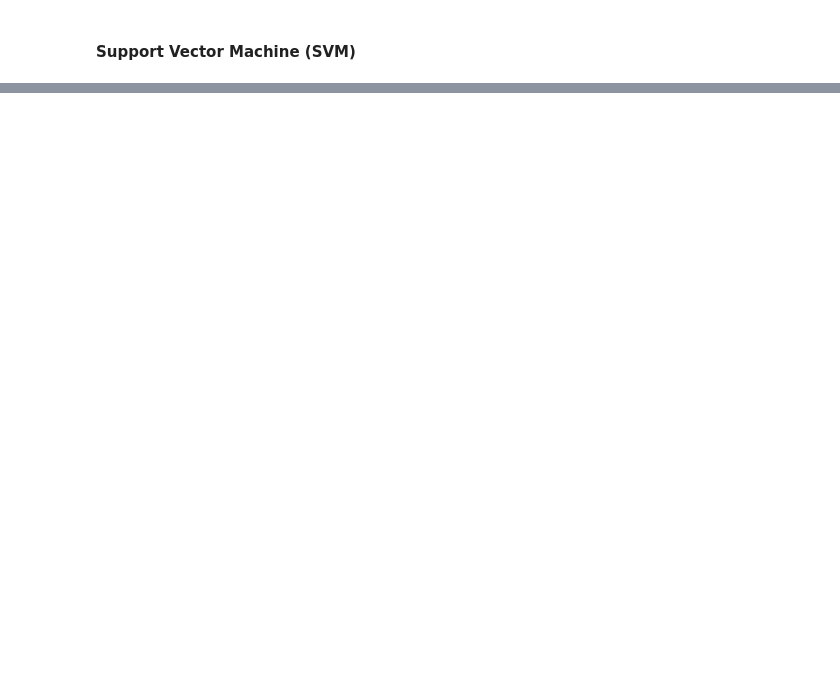
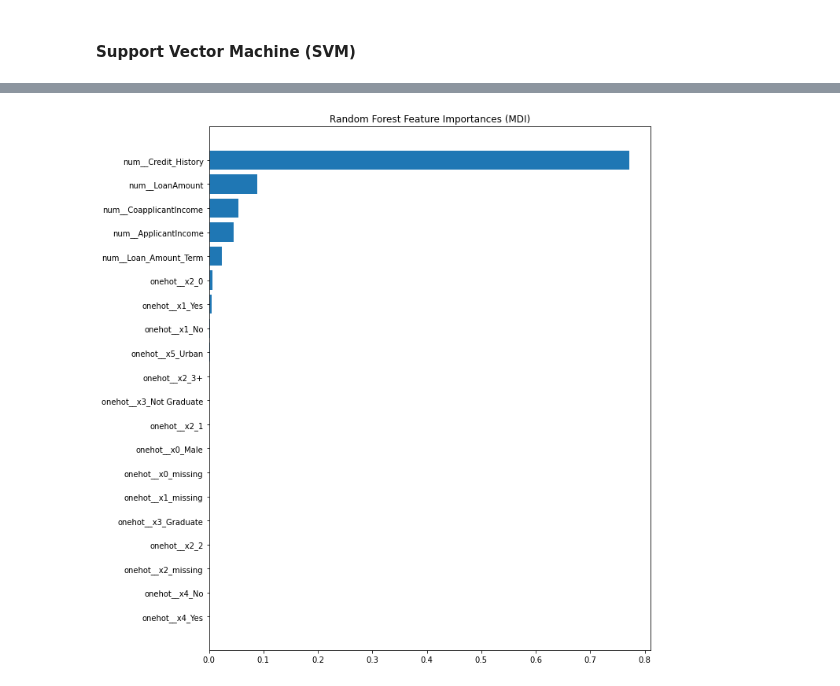
Before and after one commit to diazdez/Project-3, a Jupyter notebook: Classification models.ipynb, the cells around one changed output, grey strips where cells are left out. Cells and saved outputs as stored; diff of their text form; code cells hidden in the pictures; blank space fills up the shorter version.

Commit message:
Adds jupyter notebook with pipeline

```diff
--- a/Classification models.ipynb
+++ b/Classification models.ipynb
@@ -344,0 +308,2 @@ weighted avg       0.80      0.72      0.64       120
+# %%
+X_train, X_test, y_train, y_test = train_test_split(X, y,stratify=y, random_state=42)
@@ -344,0 +312,6 @@ weighted avg       0.80      0.72      0.64       120
+# %%
+lg = GradientBoostingClassifier(n_estimators=4000,learning_rate=0.05,
+#                                 max_depth=6,
+                               validation_fraction=0.2,
+                               n_iter_no_change=10, tol=0.01,
+                               random_state=42)
@@ -344,0 +320,27 @@ weighted avg       0.80      0.72      0.64       120
+# %%
+categorical_pipe = Pipeline([
+    ('imputer', SimpleImputer(strategy='constant', fill_value='missing')),
+    ('onehot', OneHotEncoder(handle_unknown='ignore'))
+])
+
+numerical_pipe = Pipeline([
+    ('imputer', SimpleImputer(strategy='median')),
+    ('scaler', StandardScaler())
+])
+
+
+
+preprocessing = ColumnTransformer(
+    [('cat', categorical_pipe, cat_col),
+     ('num', numerical_pipe, num_col)],
+
+
+)
+
+rf = Pipeline([
+    ('preprocess', preprocessing),
+    ('feature_selection', SelectFromModel(lg, prefit=False)),
+    ('classifier', lg)
+])
+# %%
+rf.fit(X_train,y_train);
@@ -344,0 +444,12 @@ weighted avg       0.80      0.72      0.64       120
+# %%
+y_ticks = np.arange(0, 20)
+sorted_idx = rf.steps[1][1].estimator_.feature_importances_.argsort()
+fig, ax = plt.subplots(figsize=(10,10))
+ax.barh(np.array(get_feature_names(rf.steps[0][1]))[sorted_idx][-20:], rf.steps[1][1].estimator_.feature_importances_[sorted_idx][-20:])
+ax.set_yticklabels(np.array(get_feature_names(rf.steps[0][1]))[sorted_idx][-20:])
+ax.set_yticks(y_ticks)
+ax.set_title("Random Forest Feature Importances (MDI)")
+fig.tight_layout()
+plt.show()
+# %% [output]
+[figure, added]
```
Also changed, not shown: parts of 39 cells of this notebook.
